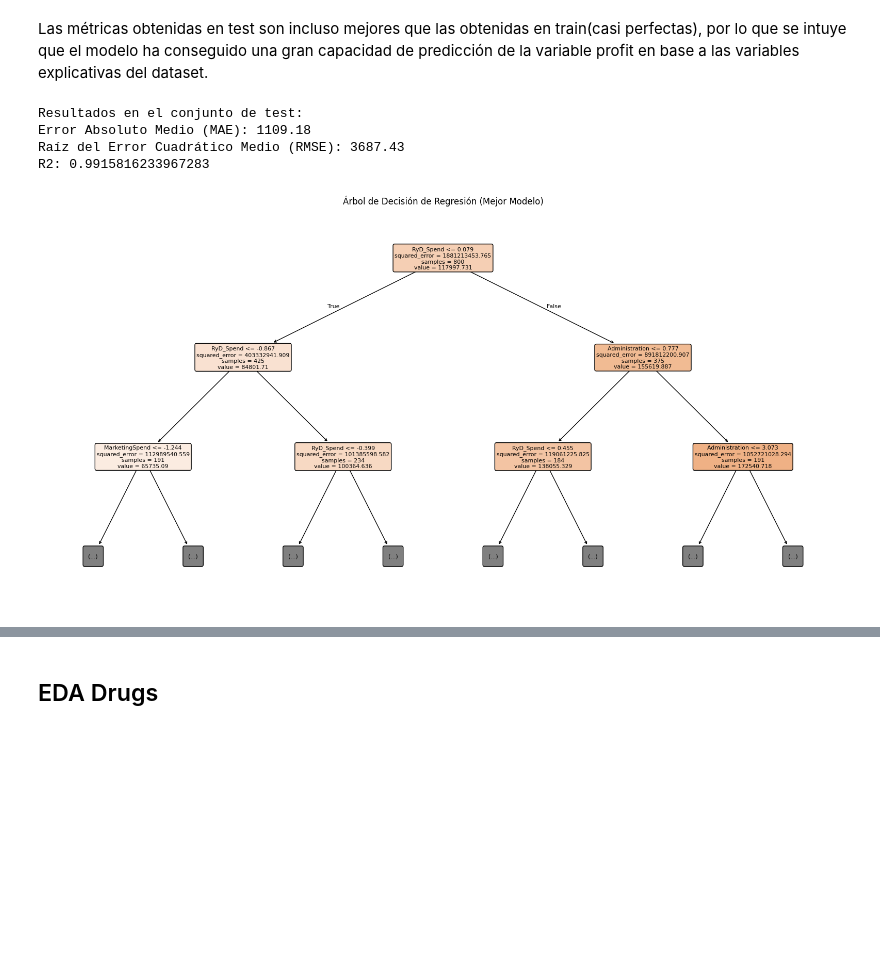
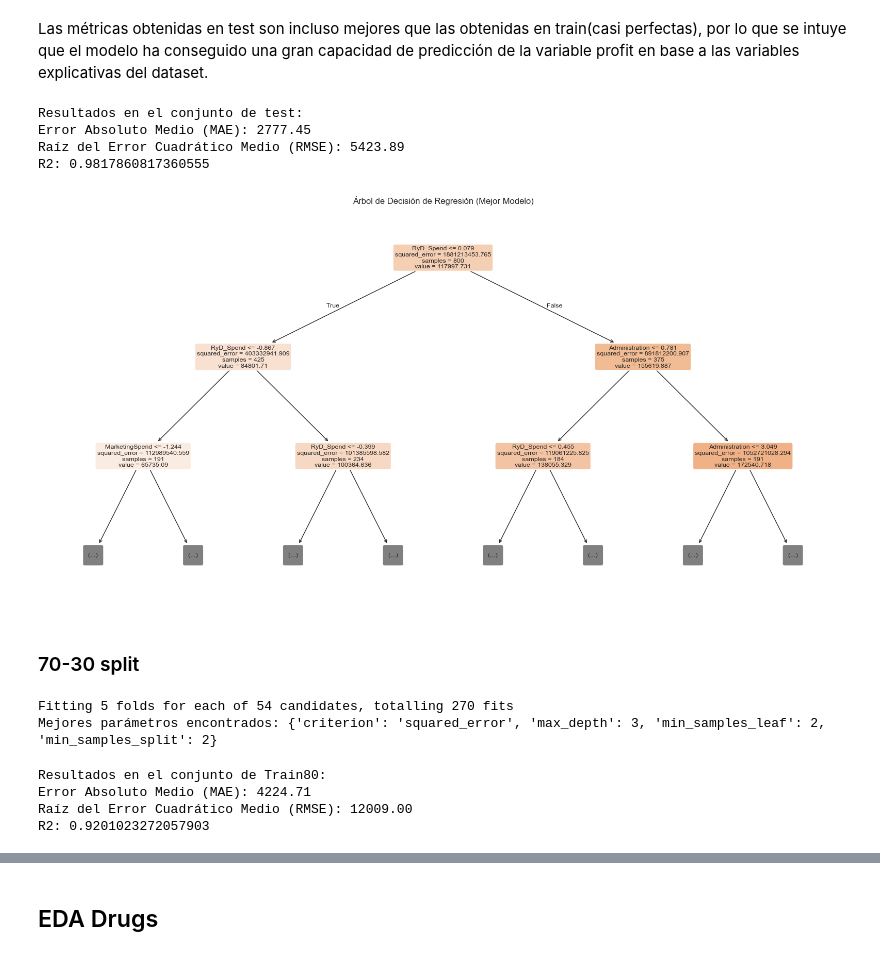
Before and after one commit to GenaCanciani/TP2-Mineria, a Jupyter notebook: tp2.ipynb, the cells around one changed output, grey strips where cells are left out. Saved outputs shown, nothing was run; the diff lists cells and outputs as text; code cells hidden in the pictures; blank space fills up the shorter version.

Commit message:
Ingresamos nuevos splits

```diff
--- a/tp2.ipynb
+++ b/tp2.ipynb
@@ -191,0 +173,10 @@ X_train.head()
+# %%
+cols = ['Administration']
+winsor = Winsorizer(capping_method='iqr', tail='both',fold=1.5)
+
+# primer split 80-20
+X_train80[cols] = winsor.fit_transform(X_train80[cols])
+X_test20[cols] = winsor.transform(X_test20[cols])
+# segundo split 70-30
+X_train70[cols] = winsor.fit_transform(X_train70[cols])
+X_test20[cols] = winsor.transform(X_test30[cols])
@@ -192,5 +203,11 @@ X_train.head()
 # %%
 col_scl = ['RyD_Spend','Administration', 'MarketingSpend']
 esc = StandardScaler()
-X_train[col_scl] = esc.fit_transform(X_train[col_scl])
-X_test[col_scl] = esc.transform(X_test[col_scl])
+
+# primer split
+X_train80[col_scl] = esc.fit_transform(X_train80[col_scl])
+X_test20[col_scl] = esc.transform(X_test20[col_scl])
+
+# segundo split
+X_train70[col_scl] = esc.fit_transform(X_train70[col_scl])
+X_test30[col_scl] = esc.transform(X_test30[col_scl])
@@ -221,7 +220,7 @@ dtr = DecisionTreeRegressor(random_state=42)
 
 param_grid = {
     'criterion': ['squared_error'], # Opción principal para regresión
-    'max_depth': [3, 5, 7, None],
+    'max_depth': [3, 5, 7, 10, 12, None],
     'min_samples_split': [2, 5, 10],
     'min_samples_leaf': [1, 2, 4]
 }
@@ -230,13 +231,13 @@ grid_search = GridSearchCV(estimator=dtr, param_grid=param_grid, cv=5,
                            scoring='neg_mean_squared_error', verbose=1, n_jobs=-1) # scoring con rmse para mas interpretabilidad
 
 # Entrenar en los datos de entrenamiento
-grid_search.fit(X_train, y_train)
+grid_search.fit(X_train80, y_train80)
 
 # --- Obtener el Mejor Modelo y Predecir ---
 print(f"Mejores parámetros encontrados: {grid_search.best_params_}")
 best_tree = grid_search.best_estimator_
 
 # Realizar predicciones sobre el conjunto de test
-y_pred = best_tree.predict(X_test)
-y_pred_train = best_tree.predict(X_train)
+y_pred = best_tree.predict(X_test20)
+y_pred_train80 = best_tree.predict(X_train80)
 # %% [output]
@@ -262,28 +268,62 @@ R2: 0.9142469342478746
 # %% [markdown]
 Las métricas obtenidas en test son incluso mejores que las obtenidas en train(casi perfectas), por lo que se intuye que el modelo ha conseguido una gran capacidad de predicción de la variable profit en base a las variables explicativas del dataset.
 # %%
-mae = mean_absolute_error(y_test, y_pred)
-mse = mean_squared_error(y_test, y_pred)
+mae = mean_absolute_error(y_test20, y_pred)
+mse = mean_squared_error(y_test20, y_pred)
 rmse = np.sqrt(mse)
-r2 = r2_score(y_test, y_pred)
+r2 = r2_score(y_test20, y_pred)
 
 print(f"\nResultados en el conjunto de test:")
 print(f"Error Absoluto Medio (MAE): {mae:.2f}")
 print(f"Raíz del Error Cuadrático Medio (RMSE): {rmse:.2f}")
 print(f"R2: {r2}")
 
-# --- Paso 5: Graficar el Árbol ---
+# --- Graficar el Árbol ---
 plt.figure(figsize=(20, 10))
 plot_tree(best_tree,
-          feature_names=X_train.columns.tolist(), # Asegúrate que X_train sea un DataFrame
+          feature_names=X_train80.columns.tolist(), # Asegúrate que X_train sea un DataFrame
           filled=True,
           rounded=True,
           max_depth=2) # Limitar la profundidad para que sea legible
 plt.title("Árbol de Decisión de Regresión (Mejor Modelo)")
 plt.show()
 # %% [output]
 Resultados en el conjunto de test:
-Error Absoluto Medio (MAE): 1109.18
-Raíz del Error Cuadrático Medio (RMSE): 3687.43
-R2: 0.9915816233967283
+Error Absoluto Medio (MAE): 2777.45
+Raíz del Error Cuadrático Medio (RMSE): 5423.89
+R2: 0.9817860817360555
-[figure, old version]
+[figure, new version]
+# %% [markdown]
+### 70-30 split
+# %%
+grid_search2 = GridSearchCV(estimator=dtr, param_grid=param_grid, cv=5,
+                           scoring='neg_mean_squared_error', verbose=1, n_jobs=-1) # scoring con rmse para mas interpretabilidad
+
+# Entrenar en los datos de entrenamiento
+grid_search2.fit(X_train70, y_train70)
+
+# --- Obtener el Mejor Modelo y Predecir ---
+print(f"Mejores parámetros encontrados: {grid_search2.best_params_}")
+best_tree2 = grid_search2.best_estimator_
+
+# Realizar predicciones sobre el conjunto de test
+y_pred2 = best_tree.predict(X_test30)
+y_pred_train70 = best_tree.predict(X_train70)
+# %% [output]
+Fitting 5 folds for each of 54 candidates, totalling 270 fits
+Mejores parámetros encontrados: {'criterion': 'squared_error', 'max_depth': 3, 'min_samples_leaf': 2, 'min_samples_split': 2}
+# %%
+mae_train2 = mean_absolute_error(y_train70, y_pred_train70)
+mse_train2 = mean_squared_error(y_train70, y_pred_train70)
+rmse_train2 = np.sqrt(mse_train2)
+r2_train2 = r2_score(y_train70, y_pred_train70)
+
+print(f"\nResultados en el conjunto de Train80:")
+print(f"Error Absoluto Medio (MAE): {mae_train2:.2f}")
+print(f"Raíz del Error Cuadrático Medio (RMSE): {rmse_train2:.2f}")
+print(f"R2: {r2_train2}")
+# %% [output]
+Resultados en el conjunto de Train80:
+Error Absoluto Medio (MAE): 4224.71
+Raíz del Error Cuadrático Medio (RMSE): 12009.00
+R2: 0.9201023272057903
```
Also changed, not shown: parts of 129 cells of this notebook.
